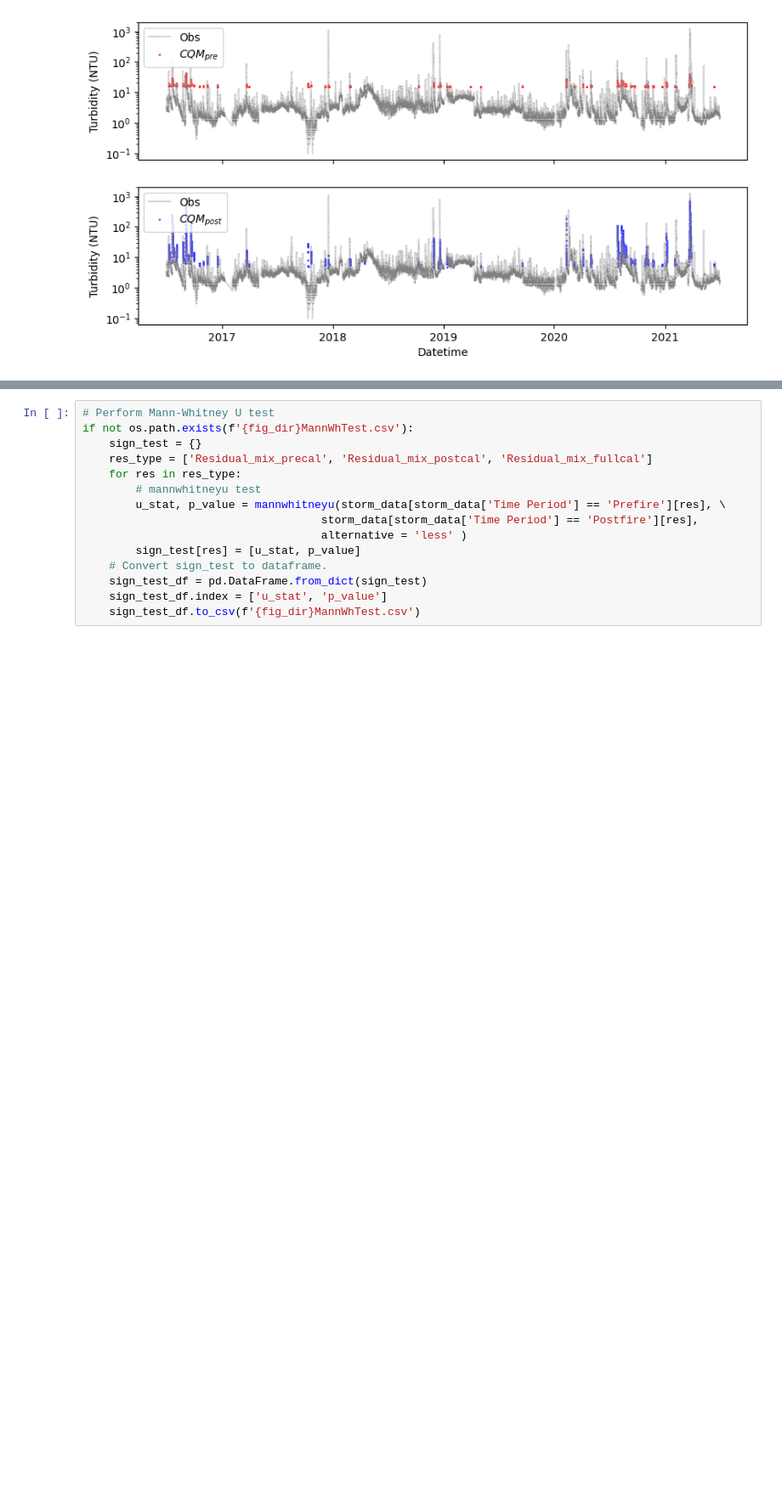
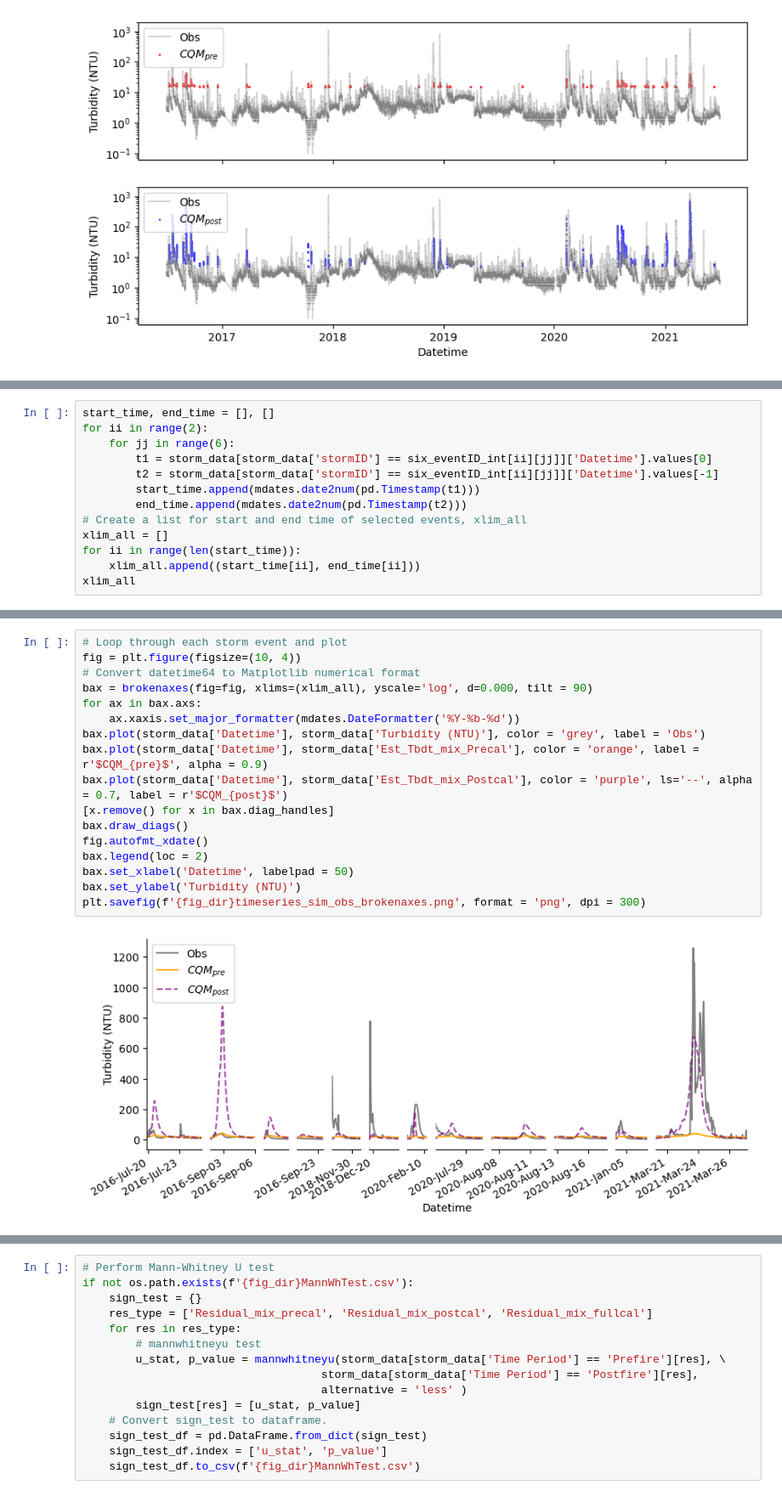
Before and after one commit to QianWanghhu/BushFireWQ, a Jupyter notebook: src/Explore_212058_CQ.ipynb, the cells around one changed output, grey strips where cells are left out. Shown at 85% size. Drawn from its saved outputs; the diff is of its cells as text; blank space fills up the shorter version.

```diff
--- a/src/Explore_212058_CQ.ipynb
+++ b/src/Explore_212058_CQ.ipynb
@@ -306,0 +320,13 @@ plt.savefig(f'{fig_dir}Obs_Mod_timeseries.png', format = 'png', dpi=300)
+# %%
+start_time, end_time = [], []
+for ii in range(2):
+    for jj in range(6):
+        t1 = storm_data[storm_data['stormID'] == six_eventID_int[ii][jj]]['Datetime'].values[0]
+        t2 = storm_data[storm_data['stormID'] == six_eventID_int[ii][jj]]['Datetime'].values[-1]
+        start_time.append(mdates.date2num(pd.Timestamp(t1)))
+        end_time.append(mdates.date2num(pd.Timestamp(t2)))
+# Create a list for start and end time of selected events, xlim_all
+xlim_all = []
+for ii in range(len(start_time)):
+    xlim_all.append((start_time[ii], end_time[ii]))
+xlim_all
@@ -306,0 +346,19 @@ plt.savefig(f'{fig_dir}Obs_Mod_timeseries.png', format = 'png', dpi=300)
+# %%
+# Loop through each storm event and plot
+fig = plt.figure(figsize=(10, 4))
+# Convert datetime64 to Matplotlib numerical format
+bax = brokenaxes(fig=fig, xlims=(xlim_all), yscale='log', d=0.000, tilt = 90)
+for ax in bax.axs:
+    ax.xaxis.set_major_formatter(mdates.DateFormatter('%Y-%b-%d'))
+bax.plot(storm_data['Datetime'], storm_data['Turbidity (NTU)'], color = 'grey', label = 'Obs')
+bax.plot(storm_data['Datetime'], storm_data['Est_Tbdt_mix_Precal'], color = 'orange', label = r'$CQM_{pre}$', alpha = 0.9)
+bax.plot(storm_data['Datetime'], storm_data['Est_Tbdt_mix_Postcal'], color = 'purple', ls='--', alpha = 0.7, label = r'$CQM_{post}$')
+[x.remove() for x in bax.diag_handles]
+bax.draw_diags()
+fig.autofmt_xdate()
+bax.legend(loc = 2)
+bax.set_xlabel('Datetime', labelpad = 50)
+bax.set_ylabel('Turbidity (NTU)')
+plt.savefig(f'{fig_dir}timeseries_sim_obs_brokenaxes.png', format = 'png', dpi = 300)
+# %% [output]
+[figure, added]
```
Also changed, not shown: parts of 17 cells of this notebook, 5 other files.
